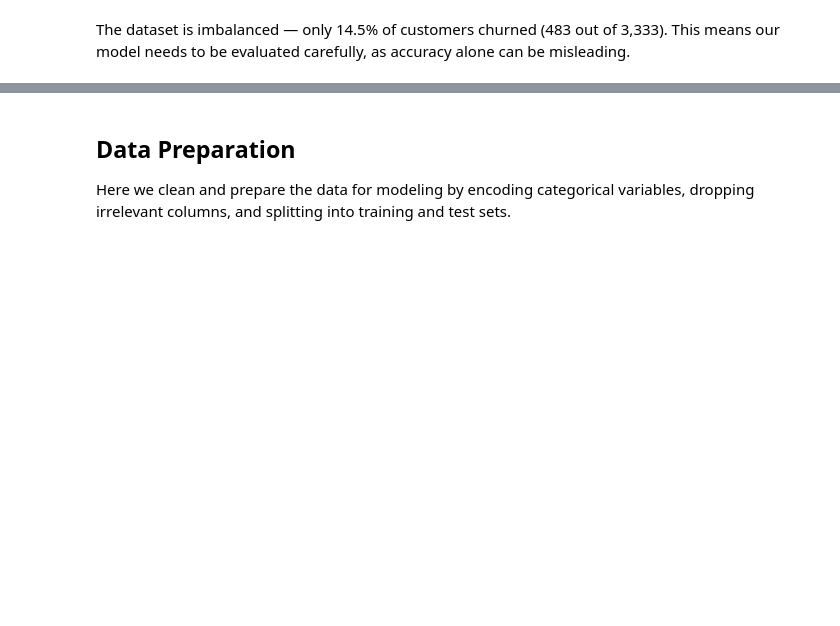
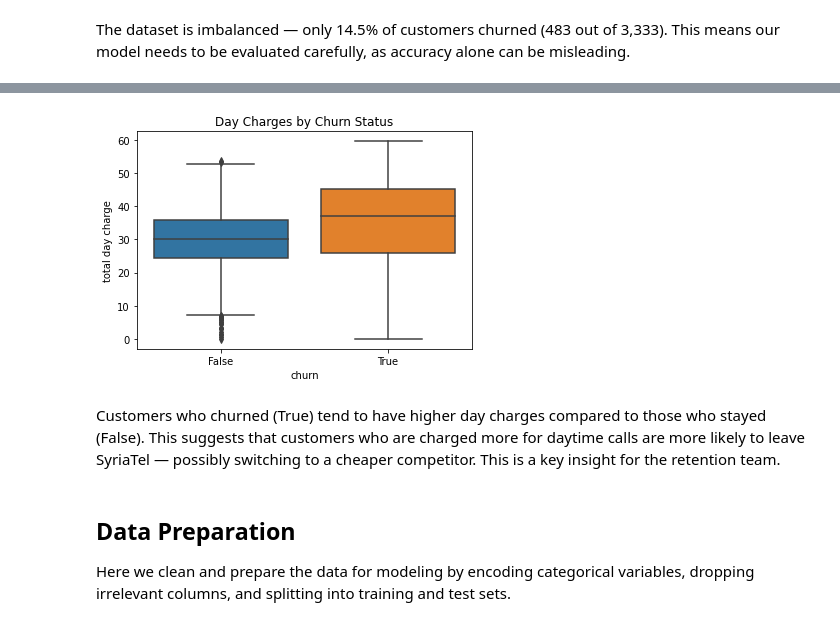
Before and after one commit to Alexk-creator/Phase_3_project, a Jupyter notebook: project.ipynb, the cells around one changed output, grey strips where cells are left out. Cells and saved outputs as stored; diff of their text form; code cells hidden in the pictures; blank space fills up the shorter version.

```diff
--- a/project.ipynb
+++ b/project.ipynb
@@ -68,3 +89,12 @@ The dataset is imbalanced — only 14.5% of customers churned (483 out of 3,333)
+# %%
+# Day charges vs churn
+sns.boxplot(x='churn', y='total day charge', data=df)
+plt.title('Day Charges by Churn Status')
+plt.show()
+# %% [output]
+[figure, added]
+# %% [markdown]
+Customers who churned (True) tend to have higher day charges compared to those who stayed (False). This suggests that customers who are charged more for daytime calls are more likely to leave SyriaTel — possibly switching to a cheaper competitor. This is a key insight for the retention team.
 # %% [markdown]
 ## Data Preparation
 Here we clean and prepare the data for modeling by encoding categorical variables, dropping irrelevant columns, and splitting into training and test sets.
```
Also changed, not shown: parts of 4 cells of this notebook, 2 other files.
